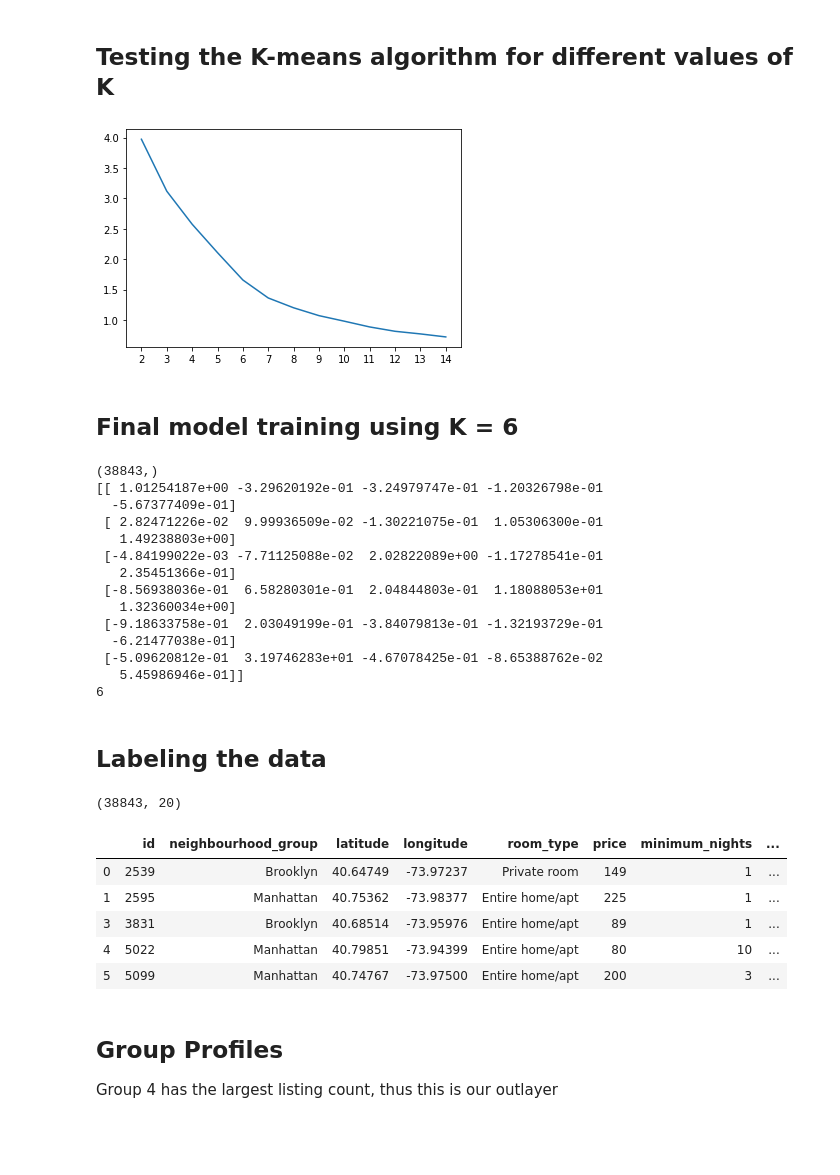
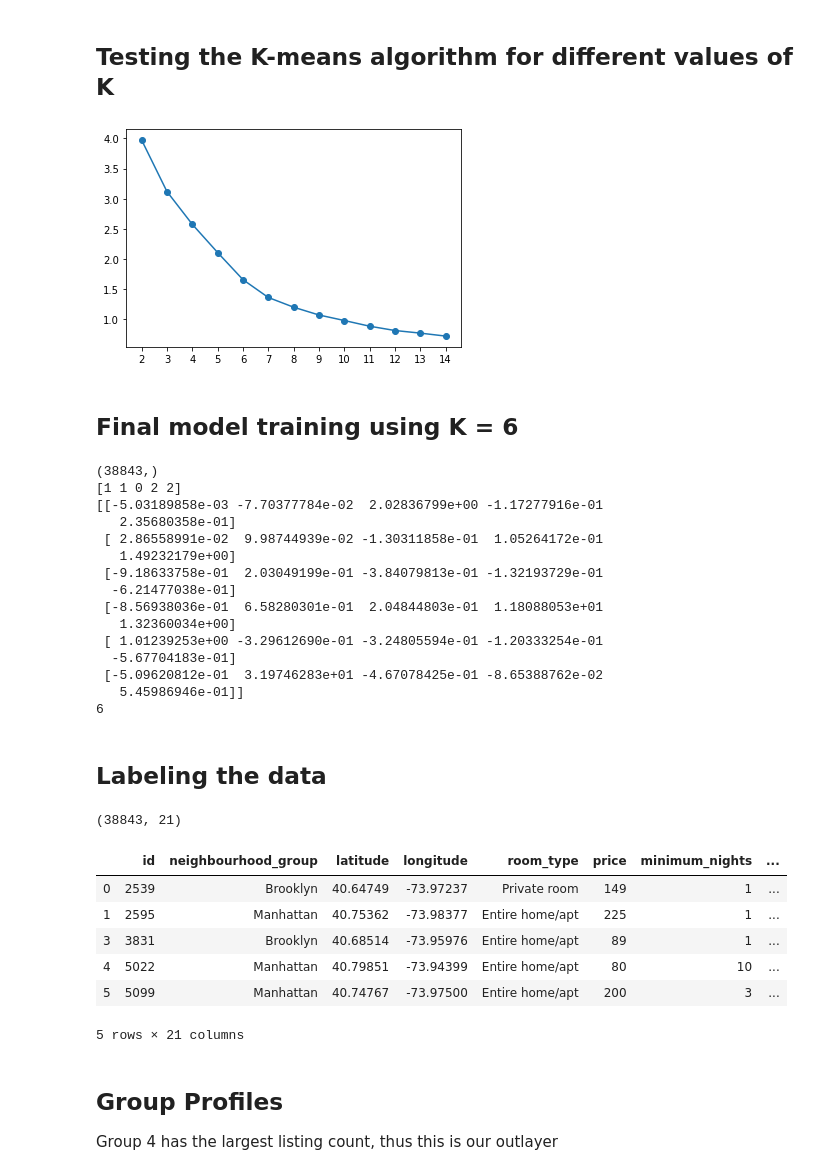
Before and after one commit to cs582/Airbnb-NYC_Customer-Segmentation, a Jupyter notebook: AIRBNB NYC clustering.ipynb, the cells around one changed output. Cells and saved outputs as stored; diff of their text form; code cells hidden in the pictures; blank space fills up the shorter version.

```diff
--- a/AIRBNB NYC clustering.ipynb
+++ b/AIRBNB NYC clustering.ipynb
@@ -323,9 +312,10 @@ for num in range(2, 15):
 # %%
+plt.scatter(Ks, Errors)
 plt.plot(Ks, Errors)
 plt.xticks(Ks)
 plt.show()
 # %% [output]
-[figure, old version]
+[figure, new version]
 # %% [markdown]
 ## Final model training using K = 6
 # %%
@@ -336,20 +326,22 @@ cc = k_means.cluster_centers_
 labels = k_means.labels_
 # %%
 print(labels.shape)
+print(labels[:5])
 print(cc)
 print(len(cc))
 # %% [output]
 (38843,)
-[[ 1.01254187e+00 -3.29620192e-01 -3.24979747e-01 -1.20326798e-01
-  -5.67377409e-01]
- [ 2.82471226e-02  9.99936509e-02 -1.30221075e-01  1.05306300e-01
-   1.49238803e+00]
- [-4.84199022e-03 -7.71125088e-02  2.02822089e+00 -1.17278541e-01
-   2.35451366e-01]
+[1 1 0 2 2]
+[[-5.03189858e-03 -7.70377784e-02  2.02836799e+00 -1.17277916e-01
+   2.35680358e-01]
+ [ 2.86558991e-02  9.98744939e-02 -1.30311858e-01  1.05264172e-01
+   1.49232179e+00]
+ [-9.18633758e-01  2.03049199e-01 -3.84079813e-01 -1.32193729e-01
+  -6.21477038e-01]
  [-8.56938036e-01  6.58280301e-01  2.04844803e-01  1.18088053e+01
    1.32360034e+00]
- [-9.18633758e-01  2.03049199e-01 -3.84079813e-01 -1.32193729e-01
-  -6.21477038e-01]
+ [ 1.01239253e+00 -3.29612690e-01 -3.24805594e-01 -1.20333254e-01
+  -5.67704183e-01]
  [-5.09620812e-01  3.19746283e+01 -4.67078425e-01 -8.65388762e-02
    5.45986946e-01]]
 6
@@ -357,19 +349,21 @@ print(len(cc))
 ## Labeling the data
 # %%
 bnb["Group"] = labels + 1
+bnb["GroupX"] = labels_optics + 1
 bnb = bnb.merge(pd.get_dummies(bnb[["neighbourhood_group"]]), left_index = True, right_index = True)
 bnb = bnb.merge(pd.get_dummies(bnb[["room_type"]]), left_index = True, right_index = True)
 print(bnb.shape)
 bnb.to_csv(r"Airbnb_nyc_final.csv", index = False, header = True)
 bnb.head()
 # %% [output]
-(38843, 20)
+(38843, 21)
 |  | id | neighbourhood_group | latitude | longitude | room_type | price | minimum_nights | ... |
 | 0 | 2539 | Brooklyn | 40.64749 | -73.97237 | Private room | 149 | 1 | ... |
 | 1 | 2595 | Manhattan | 40.75362 | -73.98377 | Entire home/apt | 225 | 1 | ... |
 | 3 | 3831 | Brooklyn | 40.68514 | -73.95976 | Entire home/apt | 89 | 1 | ... |
 | 4 | 5022 | Manhattan | 40.79851 | -73.94399 | Entire home/apt | 80 | 10 | ... |
 | 5 | 5099 | Manhattan | 40.74767 | -73.97500 | Entire home/apt | 200 | 3 | ... |
+5 rows × 21 columns
 # %%
 bnb = pd.read_csv("Airbnb_nyc_final.csv")
 bnb = bnb.merge(pd.get_dummies(bnb[["room_type"]]), left_index = True, right_index = True)
```
Also changed, not shown: parts of 32 cells of this notebook.
